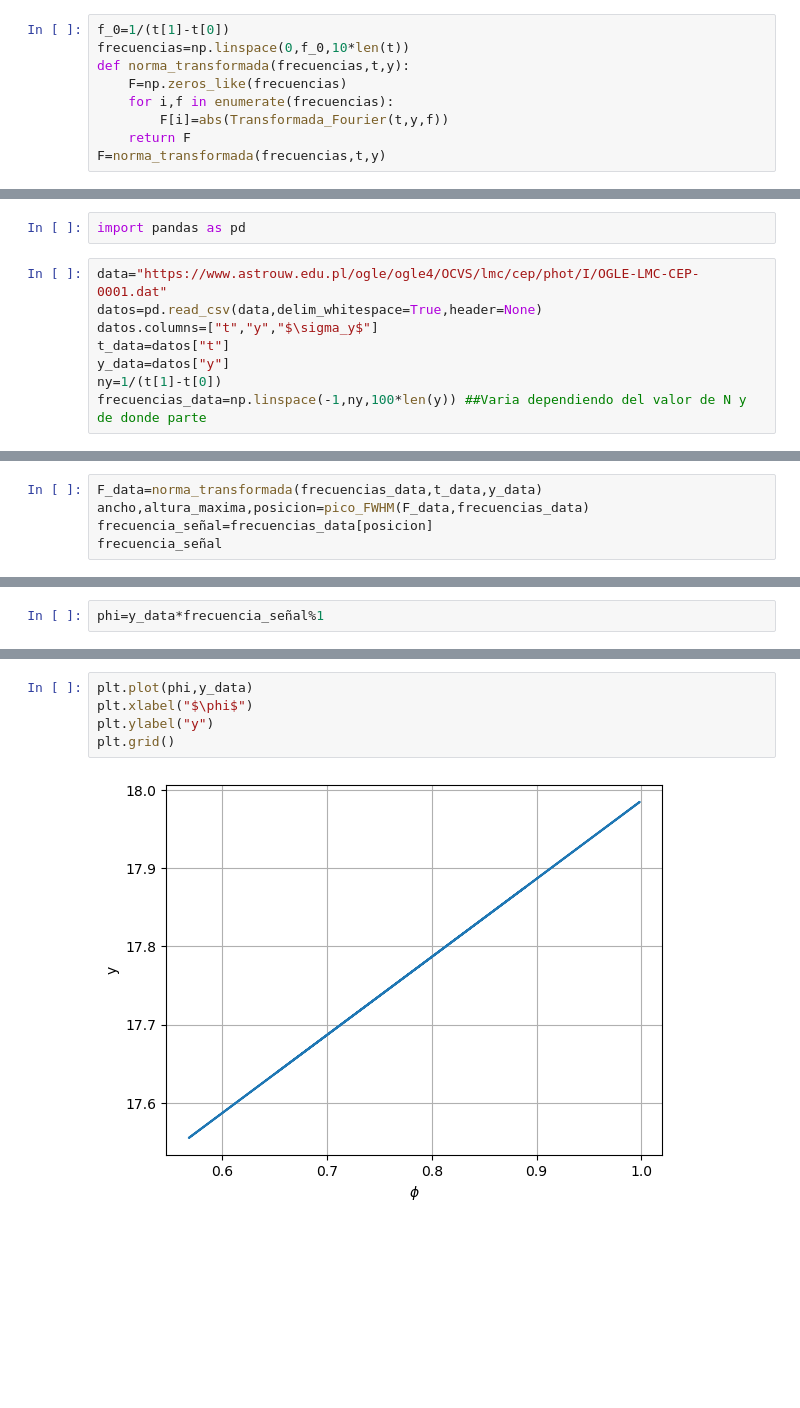
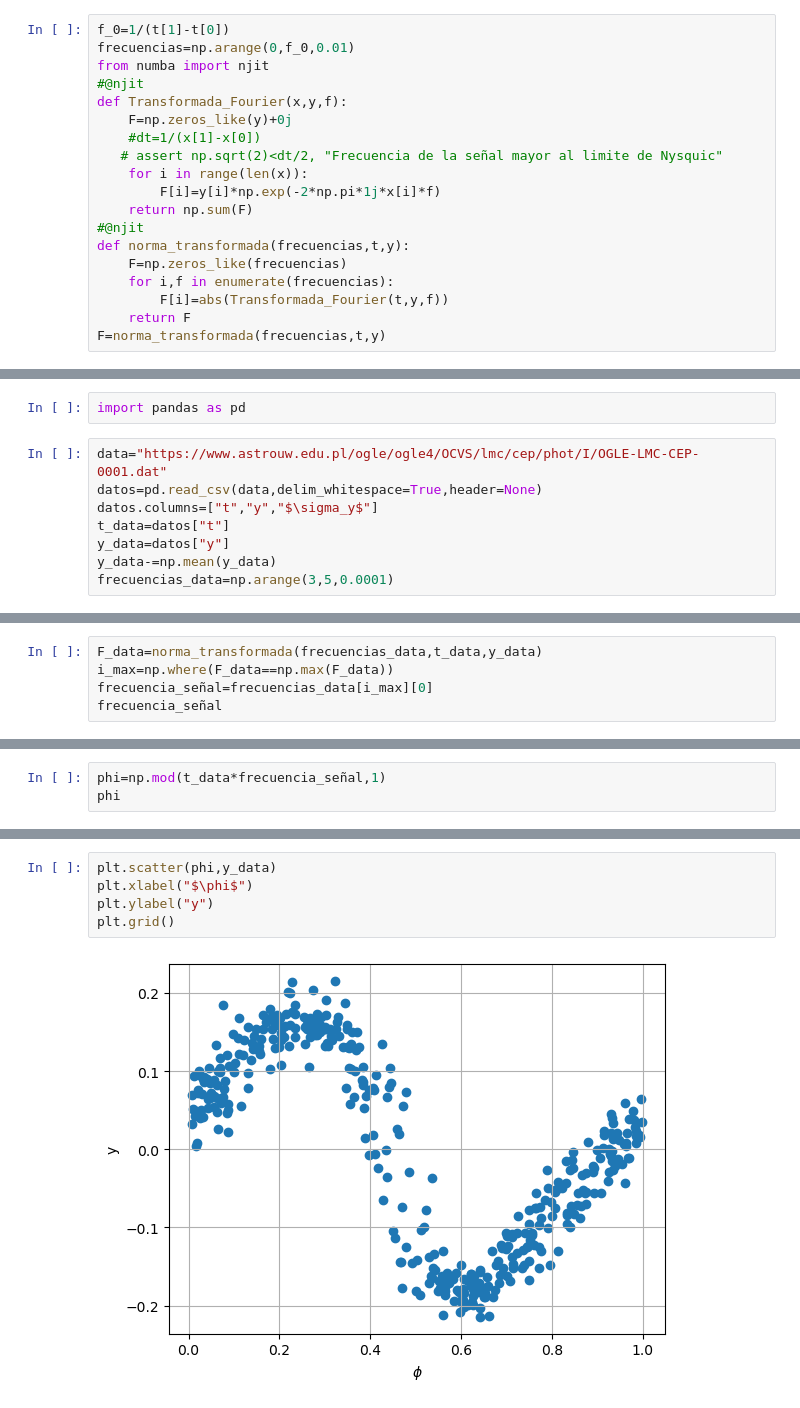
Before and after one commit to DANI2579/MetodosComputacionalesII, a Jupyter notebook: Taller_1_MetodosII/Untitled.ipynb, the cells around one changed output, grey strips where cells are left out. Saved outputs shown, nothing was run; the diff lists cells and outputs as text; blank space fills up the shorter version.

```diff
--- a/Taller_1_MetodosII/Untitled.ipynb
+++ b/Taller_1_MetodosII/Untitled.ipynb
@@ -30,6 +38,16 @@ Transformada_Fourier(t,y_2,0.1) ##Prueba
 # %%
 f_0=1/(t[1]-t[0])
-frecuencias=np.linspace(0,f_0,10*len(t))
+frecuencias=np.arange(0,f_0,0.01)
+from numba import njit
+#@njit
+def Transformada_Fourier(x,y,f):
+    F=np.zeros_like(y)+0j
+    #dt=1/(x[1]-x[0])
+   # assert np.sqrt(2)<dt/2, "Frecuencia de la señal mayor al limite de Nysquic"
+    for i in range(len(x)):
+        F[i]=y[i]*np.exp(-2*np.pi*1j*x[i]*f)
+    return np.sum(F)
+#@njit
 def norma_transformada(frecuencias,t,y):
     F=np.zeros_like(frecuencias)
     for i,f in enumerate(frecuencias):
@@ -146,5 +160,5 @@ datos=pd.read_csv(data,delim_whitespace=True,header=None)
 datos.columns=["t","y","$\sigma_y$"]
 t_data=datos["t"]
 y_data=datos["y"]
-ny=1/(t[1]-t[0])
-frecuencias_data=np.linspace(-1,ny,100*len(y)) ##Varia dependiendo del valor de N y de donde parte
+y_data-=np.mean(y_data)
+frecuencias_data=np.arange(3,5,0.0001)
@@ -153,6 +165,6 @@ frecuencias_data=np.linspace(-1,ny,100*len(y)) ##Varia dependiendo del valor de
 # %%
 F_data=norma_transformada(frecuencias_data,t_data,y_data)
-ancho,altura_maxima,posicion=pico_FWHM(F_data,frecuencias_data)
-frecuencia_señal=frecuencias_data[posicion]
+i_max=np.where(F_data==np.max(F_data))
+frecuencia_señal=frecuencias_data[i_max][0]
 frecuencia_señal
 # %% [output]
@@ -169,2 +179,3 @@ $\textit{La frecuencia de muestreo es igual a:}$
 # %%
-phi=y_data*frecuencia_señal%1
+phi=np.mod(t_data*frecuencia_señal,1)
+phi
@@ -171,7 +195,7 @@ phi=y_data*frecuencia_señal%1
 # %%
-plt.plot(phi,y_data)
+plt.scatter(phi,y_data)
 plt.xlabel("$\phi$")
 plt.ylabel("y")
 plt.grid()
 # %% [output]
-[figure, old version]
+[figure, new version]
```
Also changed, not shown: parts of 17 cells of this notebook.
